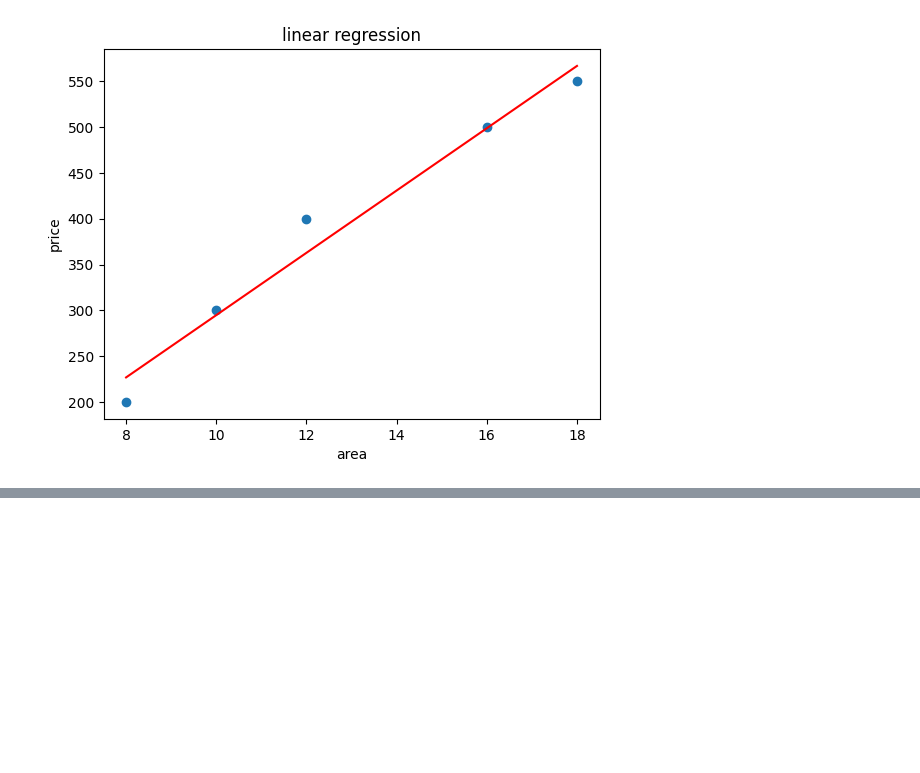
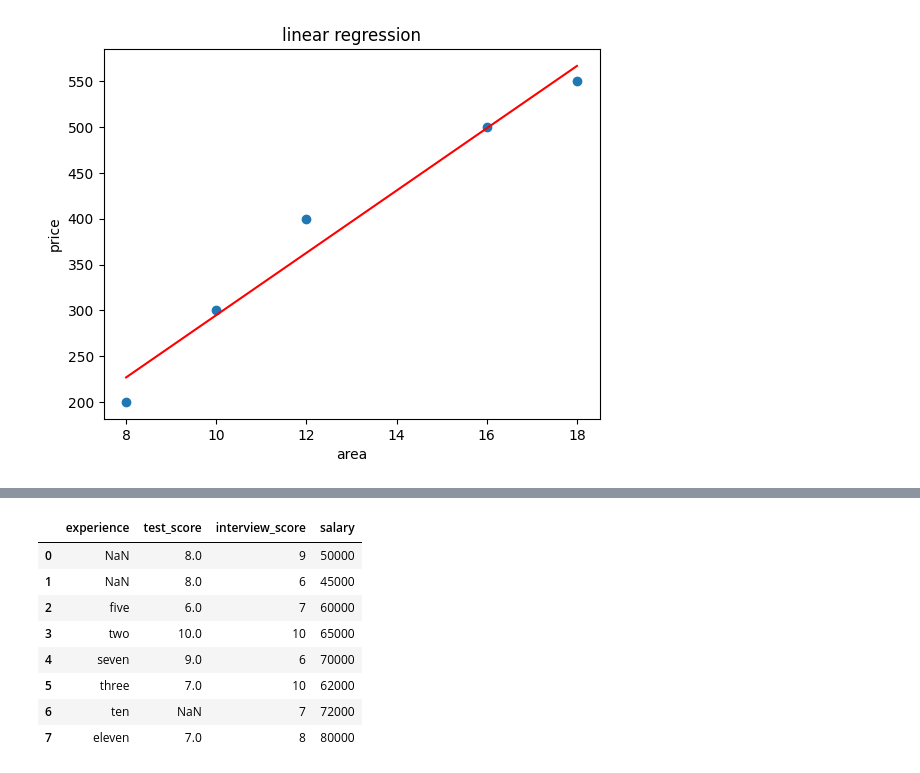
Before and after one commit to suneelshrestha/ML_from_scratch, a Jupyter notebook: linearregression.ipynb, the cells around one changed output, grey strips where cells are left out. Cells and saved outputs as stored; diff of their text form; code cells hidden in the pictures; blank space fills up the shorter version.

```diff
--- a/linearregression.ipynb
+++ b/linearregression.ipynb
@@ -64,0 +82,20 @@ plt.plot(df.area,reg.predict(df[['area']]),color="red")
+# %%
+data = {
+    "experience": [np.nan, np.nan, "five", "two", "seven", "three", "ten", "eleven"],
+    "test_score": [8, 8, 6, 10, 9, 7, np.nan, 7],
+    "interview_score": [9, 6, 7, 10, 6, 10, 7, 8],
+    "salary": [50000, 45000, 60000, 65000, 70000, 62000, 72000, 80000]
+}
+#conver to pandas dataframe
+df = pd.DataFrame(data)
+df
+# %% [output]
+|  | experience | test_score | interview_score | salary |
+| 0 | NaN | 8.0 | 9 | 50000 |
+| 1 | NaN | 8.0 | 6 | 45000 |
+| 2 | five | 6.0 | 7 | 60000 |
+| 3 | two | 10.0 | 10 | 65000 |
+| 4 | seven | 9.0 | 6 | 70000 |
+| 5 | three | 7.0 | 10 | 62000 |
+| 6 | ten | NaN | 7 | 72000 |
+| 7 | eleven | 7.0 | 8 | 80000 |
```
Also changed, not shown: parts of 13 cells of this notebook.
